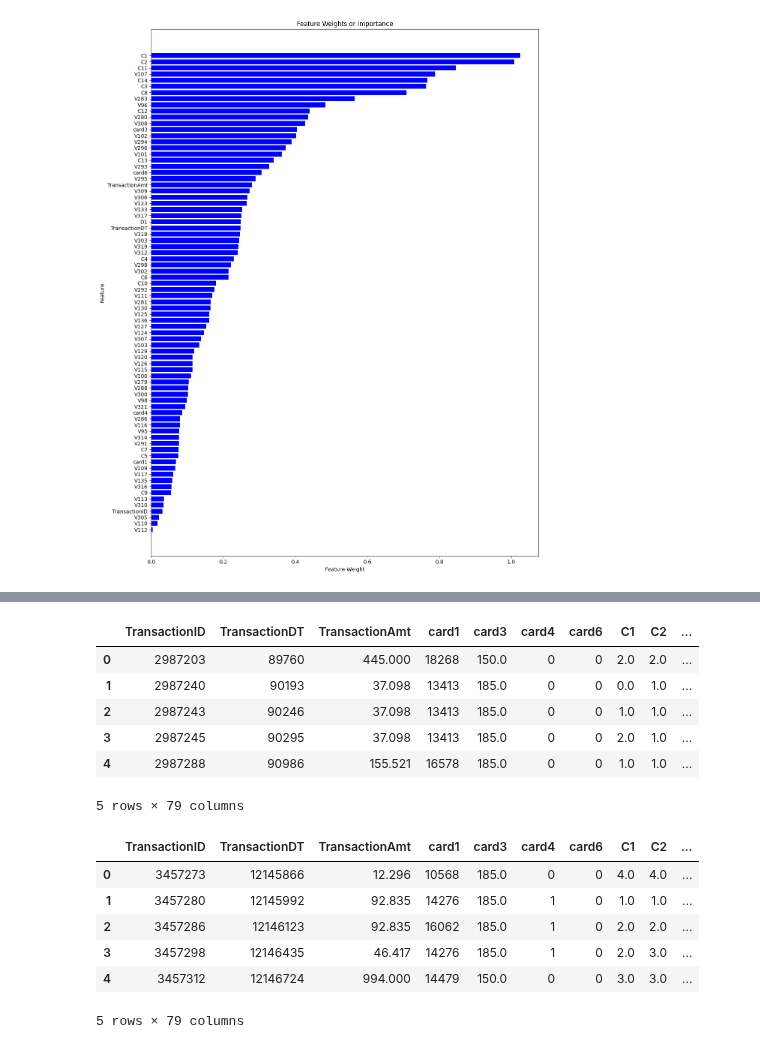
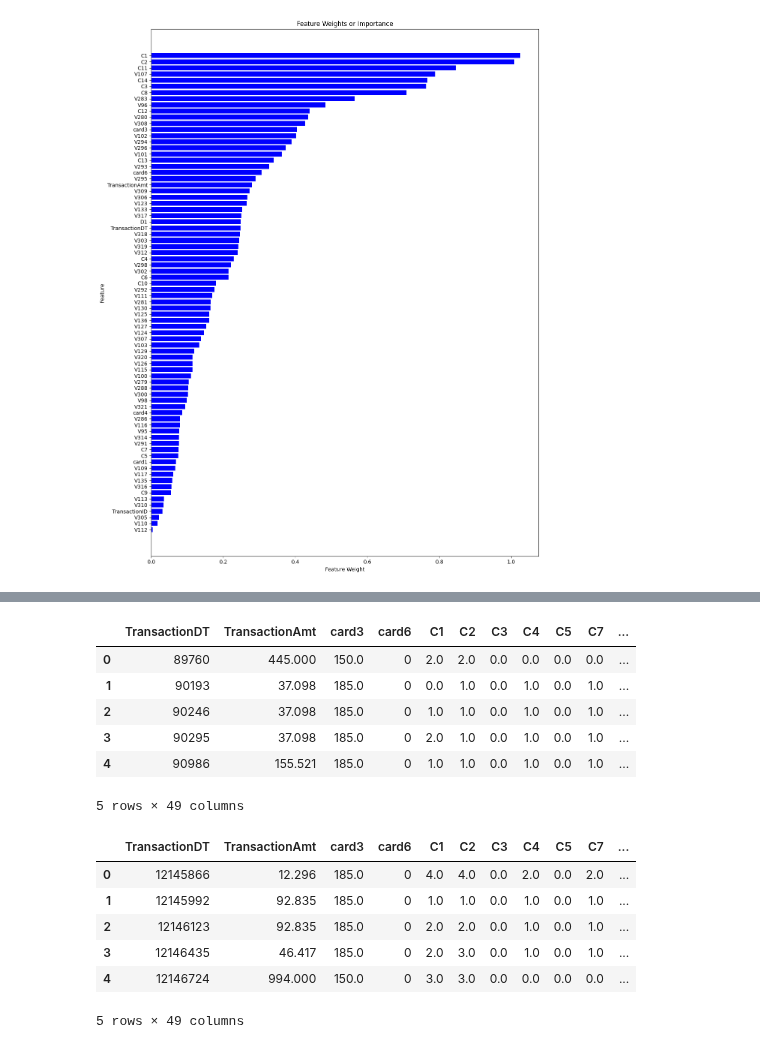
Before and after one commit to Mykhailo20/DS_Bootcamp_2023, a Jupyter notebook: Homework_8/Analysis/NN_Training.ipynb, the cells around one changed output, grey strips where cells are left out. Drawn from its saved outputs; the diff is of its cells as text; code cells hidden in the pictures.

```diff
--- a/Homework_8/Analysis/NN_Training.ipynb
+++ b/Homework_8/Analysis/NN_Training.ipynb
@@ -1513,22 +1873,22 @@ test_df.to_csv('data/final_data/test_78_features.csv', index=False)
 # %%
-train_df_test = pd.read_csv('data/final_data/train_78_features.csv')
+train_df_test = pd.read_csv('data/final_data/train_48_features.csv')
 train_df_test.head()
 # %% [output]
-|  | TransactionID | TransactionDT | TransactionAmt | card1 | card3 | card4 | card6 | C1 | C2 | ... |
-| 0 | 2987203 | 89760 | 445.000 | 18268 | 150.0 | 0 | 0 | 2.0 | 2.0 | ... |
-| 1 | 2987240 | 90193 | 37.098 | 13413 | 185.0 | 0 | 0 | 0.0 | 1.0 | ... |
-| 2 | 2987243 | 90246 | 37.098 | 13413 | 185.0 | 0 | 0 | 1.0 | 1.0 | ... |
-| 3 | 2987245 | 90295 | 37.098 | 13413 | 185.0 | 0 | 0 | 2.0 | 1.0 | ... |
-| 4 | 2987288 | 90986 | 155.521 | 16578 | 185.0 | 0 | 0 | 1.0 | 1.0 | ... |
+|  | TransactionDT | TransactionAmt | card3 | card6 | C1 | C2 | C3 | C4 | C5 | C7 | ... |
+| 0 | 89760 | 445.000 | 150.0 | 0 | 2.0 | 2.0 | 0.0 | 0.0 | 0.0 | 0.0 | ... |
+| 1 | 90193 | 37.098 | 185.0 | 0 | 0.0 | 1.0 | 0.0 | 1.0 | 0.0 | 1.0 | ... |
+| 2 | 90246 | 37.098 | 185.0 | 0 | 1.0 | 1.0 | 0.0 | 1.0 | 0.0 | 1.0 | ... |
+| 3 | 90295 | 37.098 | 185.0 | 0 | 2.0 | 1.0 | 0.0 | 1.0 | 0.0 | 1.0 | ... |
+| 4 | 90986 | 155.521 | 185.0 | 0 | 1.0 | 1.0 | 0.0 | 1.0 | 0.0 | 1.0 | ... |
-5 rows × 79 columns
+5 rows × 49 columns
 # %%
-test_df_test = pd.read_csv('data/final_data/test_78_features.csv')
+test_df_test = pd.read_csv('data/final_data/test_48_features.csv')
 test_df_test.head()
 # %% [output]
-|  | TransactionID | TransactionDT | TransactionAmt | card1 | card3 | card4 | card6 | C1 | C2 | ... |
-| 0 | 3457273 | 12145866 | 12.296 | 10568 | 185.0 | 0 | 0 | 4.0 | 4.0 | ... |
-| 1 | 3457280 | 12145992 | 92.835 | 14276 | 185.0 | 1 | 0 | 1.0 | 1.0 | ... |
-| 2 | 3457286 | 12146123 | 92.835 | 16062 | 185.0 | 1 | 0 | 2.0 | 2.0 | ... |
-| 3 | 3457298 | 12146435 | 46.417 | 14276 | 185.0 | 1 | 0 | 2.0 | 3.0 | ... |
-| 4 | 3457312 | 12146724 | 994.000 | 14479 | 150.0 | 0 | 0 | 3.0 | 3.0 | ... |
+|  | TransactionDT | TransactionAmt | card3 | card6 | C1 | C2 | C3 | C4 | C5 | C7 | ... |
+| 0 | 12145866 | 12.296 | 185.0 | 0 | 4.0 | 4.0 | 0.0 | 2.0 | 0.0 | 2.0 | ... |
+| 1 | 12145992 | 92.835 | 185.0 | 0 | 1.0 | 1.0 | 0.0 | 1.0 | 0.0 | 1.0 | ... |
+| 2 | 12146123 | 92.835 | 185.0 | 0 | 2.0 | 2.0 | 0.0 | 1.0 | 0.0 | 1.0 | ... |
+| 3 | 12146435 | 46.417 | 185.0 | 0 | 2.0 | 3.0 | 0.0 | 1.0 | 0.0 | 1.0 | ... |
+| 4 | 12146724 | 994.000 | 150.0 | 0 | 3.0 | 3.0 | 0.0 | 0.0 | 0.0 | 0.0 | ... |
-5 rows × 79 columns
+5 rows × 49 columns
```
Also changed, not shown: parts of 20 cells of this notebook, 1 other file.
